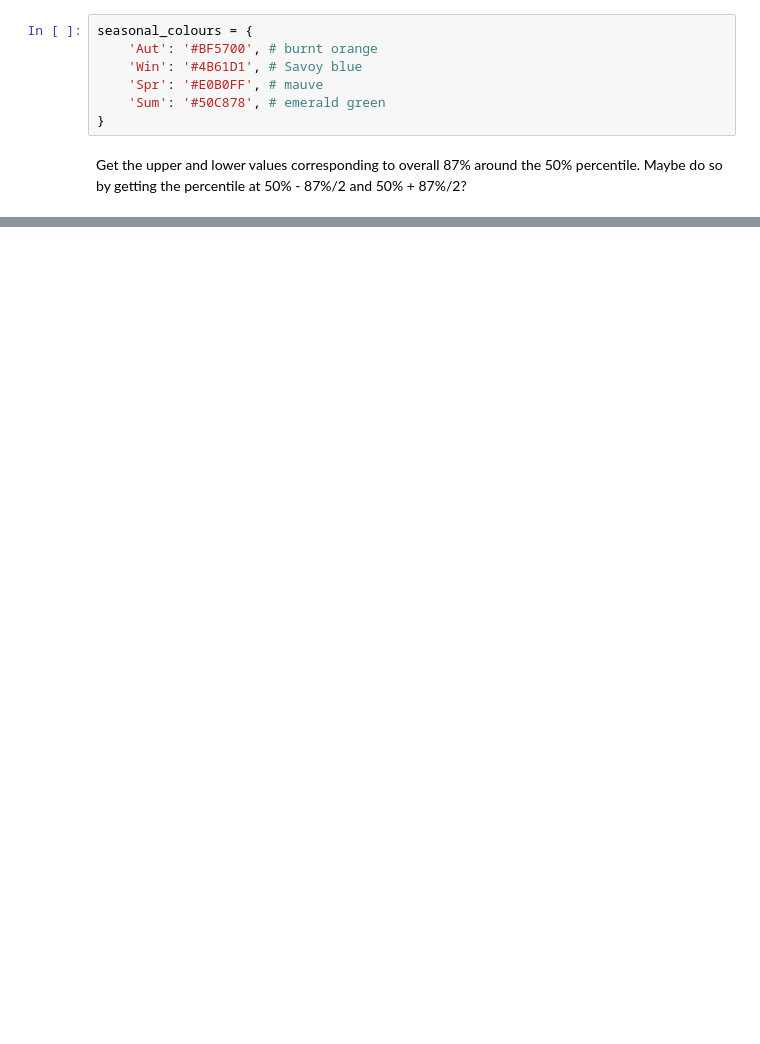
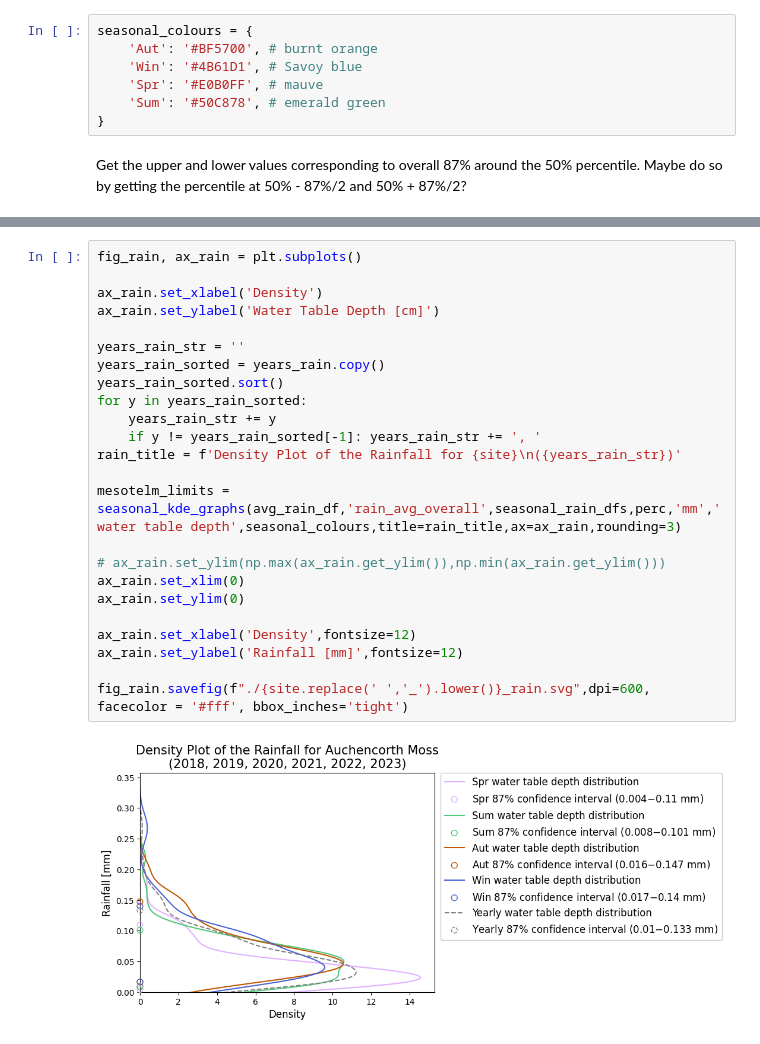
Before and after one commit to polimatt/MChem, a Jupyter notebook: met_data.ipynb, the cells around one changed output, grey strips where cells are left out. Saved outputs shown, nothing was run; the diff lists cells and outputs as text; blank space fills up the shorter version.

```diff
--- a/met_data.ipynb
+++ b/met_data.ipynb
@@ -127,0 +146,26 @@ fig.savefig(f"./{site.replace(' ','_').lower()}_wtd.svg",dpi=600, facecolor = '#
+# %%
+fig_rain, ax_rain = plt.subplots()
+
+ax_rain.set_xlabel('Density')
+ax_rain.set_ylabel('Water Table Depth [cm]')
+
+years_rain_str = ''
+years_rain_sorted = years_rain.copy()
+years_rain_sorted.sort()
+for y in years_rain_sorted:
+    years_rain_str += y
+    if y != years_rain_sorted[-1]: years_rain_str += ', '
+rain_title = f'Density Plot of the Rainfall for {site}\n({years_rain_str})'
+
+mesotelm_limits = seasonal_kde_graphs(avg_rain_df,'rain_avg_overall',seasonal_rain_dfs,perc,'mm','water table depth',seasonal_colours,title=rain_title,ax=ax_rain,rounding=3)
+
+# ax_rain.set_ylim(np.max(ax_rain.get_ylim()),np.min(ax_rain.get_ylim()))
+ax_rain.set_xlim(0)
+ax_rain.set_ylim(0)
+
+ax_rain.set_xlabel('Density',fontsize=12)
+ax_rain.set_ylabel('Rainfall [mm]',fontsize=12)
+
+fig_rain.savefig(f"./{site.replace(' ','_').lower()}_rain.svg",dpi=600, facecolor = '#fff', bbox_inches='tight')
+# %% [output]
+[figure, added]
```
Also changed, not shown: parts of 12 cells of this notebook, 36 other files.
